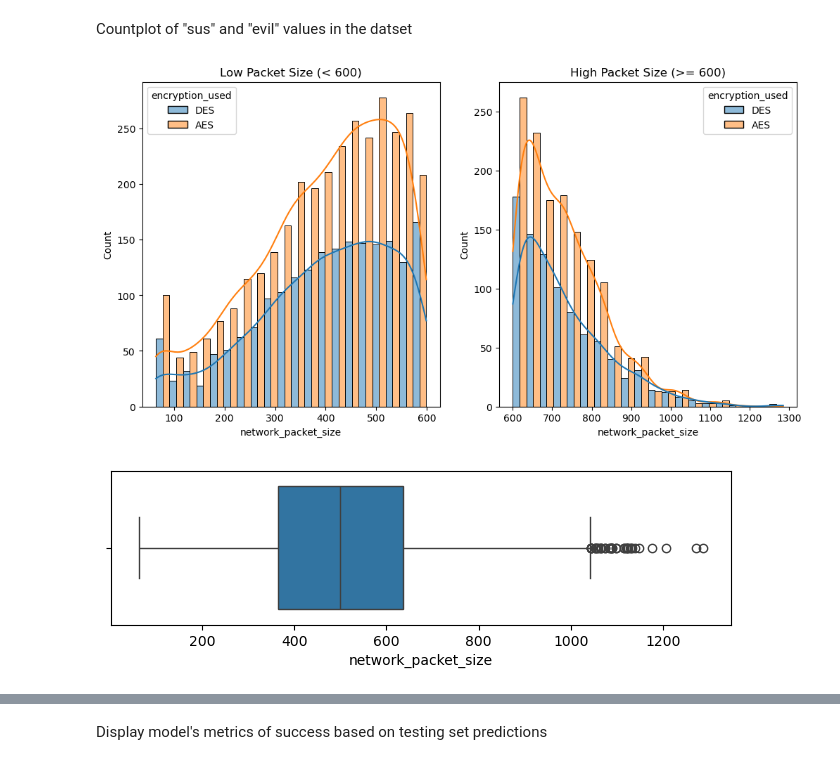
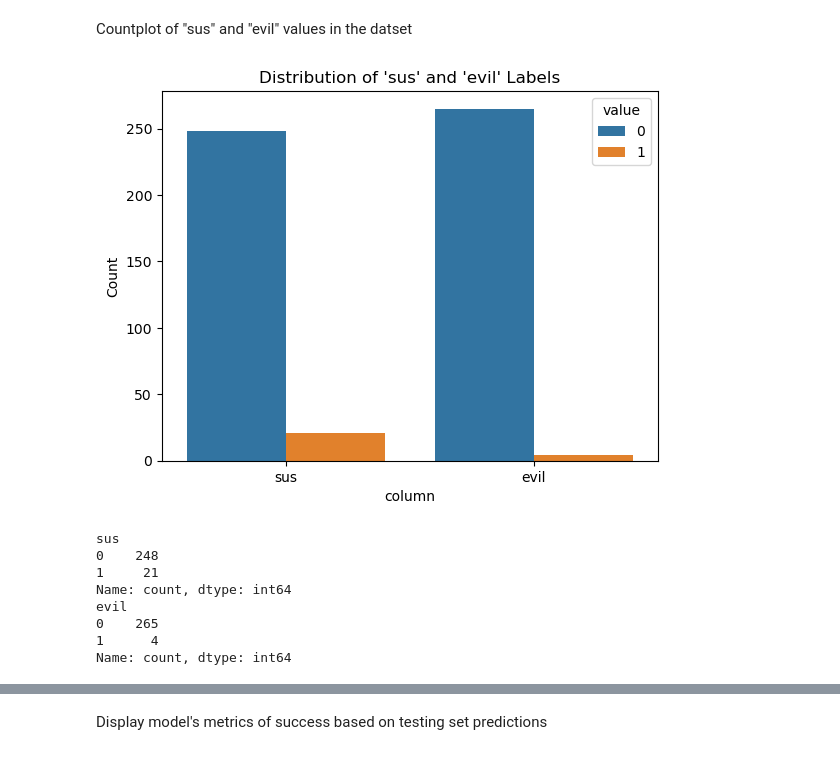
Before and after one commit to nathan-tuo/ids-learning-model, a Jupyter notebook: ids.ipynb, the cells around one changed output, grey strips where cells are left out. Drawn from its saved outputs; the diff is of its cells as text; code cells hidden in the pictures.

Commit message:
Rename file + organize data

```diff
--- a/ids.ipynb
+++ b/ids.ipynb
@@ -18,7 +9,9 @@ Note: you may need to restart the kernel to use updated packages.
 # %% [markdown]
 Dataset Display and Information
 # %%
+df = pd.read_csv("data/labelled_2021may-ip-10-100-1-105-dns.csv")
 pd.set_option("display.max_columns", None)
-df = pd.read_csv("cybersecurity_intrusion_data.csv")
-df.head()
+pd.set_option("display.max_rows", None)
+pd.set_option("display.width", 2000)
+print(df.head())
 # %% [output]
@@ -31,5 +24,4 @@ df.head()
 # %%
-#Drop unnecessary columns and check for duplicate rows
-df.drop(columns=['session_id'], inplace=True)
-df.duplicated().any()
+print(df.shape)
+print(df.describe())
 # %% [output]
@@ -37,30 +38,24 @@ np.False_
 # %% [markdown]
 Countplot of "sus" and "evil" values in the datset
 # %%
-fig, ax = plt.subplots(1, 2, figsize = (12,6))
-
-low_packet_size = df[df["network_packet_size"] < 600]
-high_packet_size = df[df["network_packet_size"] >= 600]
-sns.histplot(data = low_packet_size,
-             x = "network_packet_size",
-             hue = "encryption_used",
-             bins = 20, kde = True,
-             multiple = "dodge",
-             ax = ax[0])
-ax[0].set_title("Low Packet Size (< 600)")
-sns.histplot(data = high_packet_size,
-             x = "network_packet_size",
-             hue = "encryption_used",
-             bins = 20, kde = True,
-             multiple = "dodge",
-             ax = ax[1])
-ax[1].set_title("High Packet Size (>= 600)")
+df_melted = df.melt(value_vars=['sus', 'evil'],
+                    var_name='column',
+                    value_name='value')
+sns.countplot(x="column", hue="value", data=df_melted)
+plt.title("Distribution of 'sus' and 'evil' Labels")
+plt.ylabel("Count")
 plt.show()
 # %% [output]
-[figure, old version]
+[figure, new version]
 # %%
-fig, ax = plt.subplots(figsize = (8,2))
-sns.boxplot(x="network_packet_size", data=df, vert = False, ax = ax)
-plt.show()
+print(df["sus"].value_counts())
+print(df["evil"].value_counts())
 # %% [output]
-[figure, removed]
+sus
+0    248
+1     21
+Name: count, dtype: int64
+evil
+0    265
+1      4
+Name: count, dtype: int64
```
Also changed, not shown: parts of 30 cells of this notebook, 8 other files.
